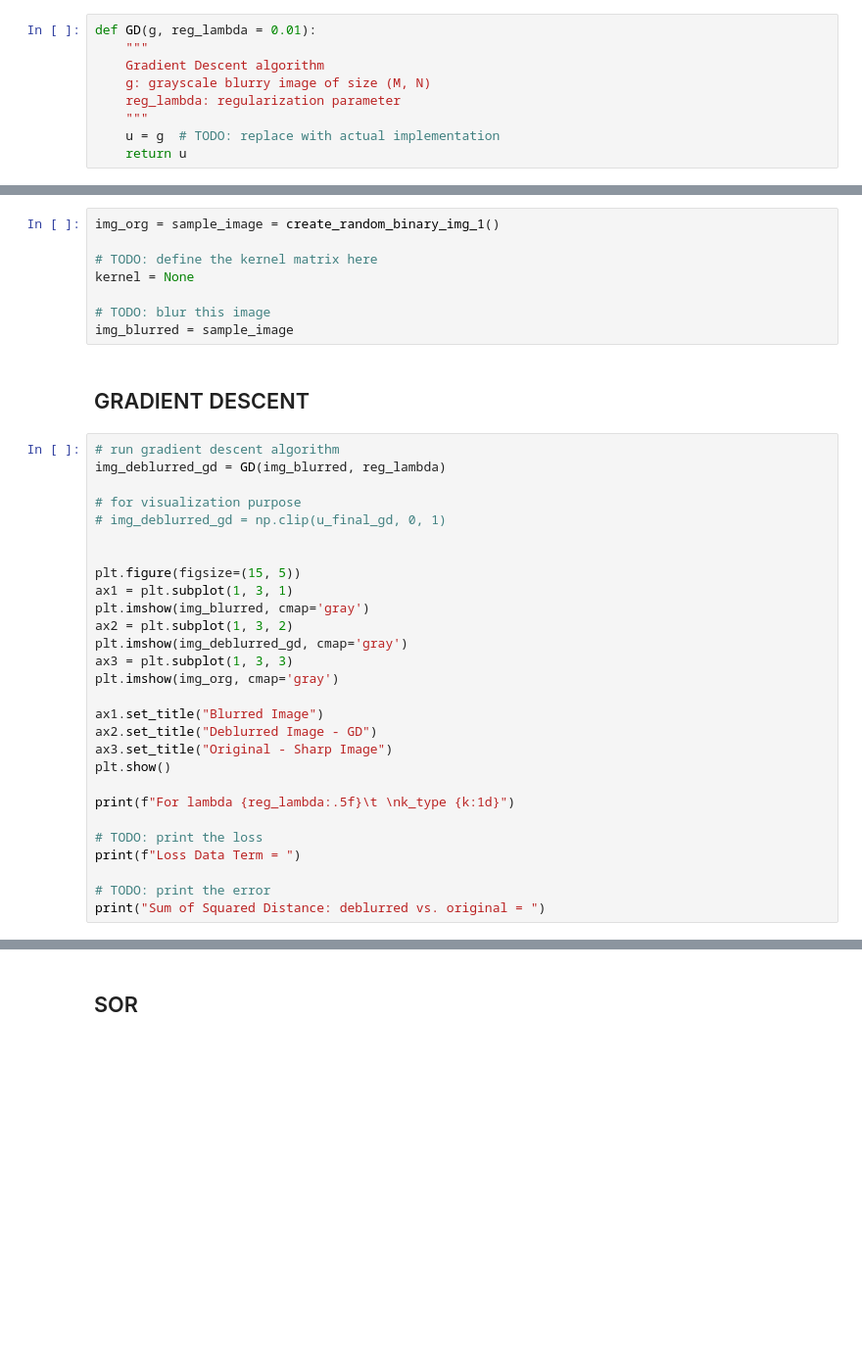
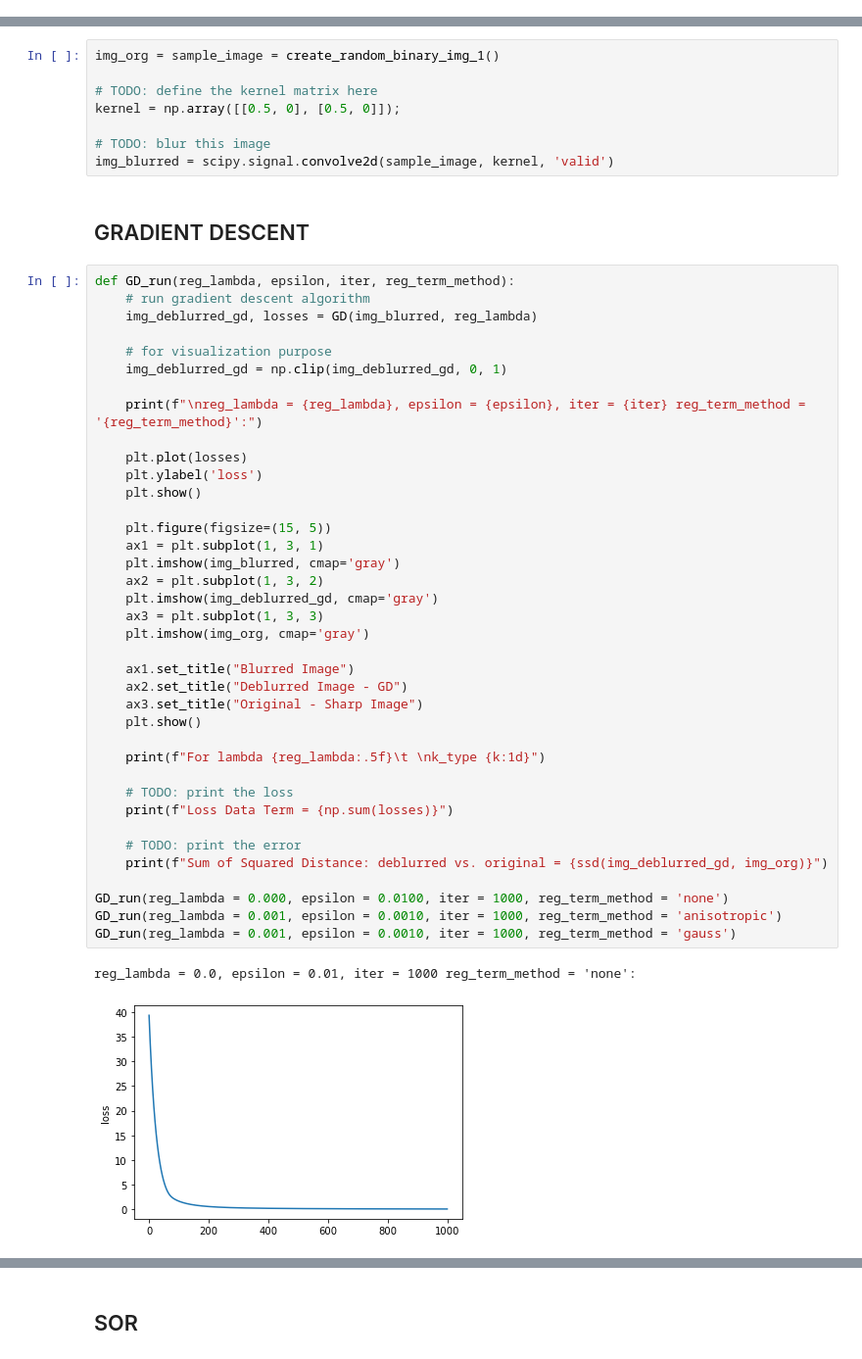
Before and after one commit to nalet/bme.Computer-Vision, a Jupyter notebook: assignment1/assignment1_nalet.meinen.ipynb, the cells around one changed output, grey strips where cells are left out. Shown at 98% size. Cells and saved outputs as stored; diff of their text form; blank space fills up the shorter version.

```diff
--- a/assignment1/assignment1_nalet.meinen.ipynb
+++ b/assignment1/assignment1_nalet.meinen.ipynb
@@ -70,12 +82,3 @@ print(A_n_t)
  [ 0.   0.   0.   0.   0.  -2.   0.  -2.   4. ]]
 # %% [markdown]
 ## Implementation
-# %%
-def GD(g, reg_lambda = 0.01):
-    """
-    Gradient Descent algorithm
-    g: grayscale blurry image of size (M, N)
-    reg_lambda: regularization parameter
-    """
-    u = g  # TODO: replace with actual implementation
-    return u
@@ -117,37 +341,50 @@ Note that you must choose **valid** as the mode in your convolution.
 img_org = sample_image = create_random_binary_img_1()
 
 # TODO: define the kernel matrix here
-kernel = None
+kernel = np.array([[0.5, 0], [0.5, 0]]);
 
 # TODO: blur this image
-img_blurred = sample_image
+img_blurred = scipy.signal.convolve2d(sample_image, kernel, 'valid')
 # %% [markdown]
 ## GRADIENT DESCENT
 # %%
-# run gradient descent algorithm
-img_deblurred_gd = GD(img_blurred, reg_lambda)
+def GD_run(reg_lambda, epsilon, iter, reg_term_method):
+    # run gradient descent algorithm
+    img_deblurred_gd, losses = GD(img_blurred, reg_lambda)
 
-# for visualization purpose
-# img_deblurred_gd = np.clip(u_final_gd, 0, 1)
+    # for visualization purpose
+    img_deblurred_gd = np.clip(img_deblurred_gd, 0, 1)
 
+    print(f"\nreg_lambda = {reg_lambda}, epsilon = {epsilon}, iter = {iter} reg_term_method = '{reg_term_method}':")
 
-plt.figure(figsize=(15, 5))
-ax1 = plt.subplot(1, 3, 1)
-plt.imshow(img_blurred, cmap='gray')
-ax2 = plt.subplot(1, 3, 2)
-plt.imshow(img_deblurred_gd, cmap='gray')
-ax3 = plt.subplot(1, 3, 3)
-plt.imshow(img_org, cmap='gray')
+    plt.plot(losses)
+    plt.ylabel('loss')
+    plt.show()
 
-ax1.set_title("Blurred Image")
-ax2.set_title("Deblurred Image - GD")
-ax3.set_title("Original - Sharp Image")
-plt.show()
+    plt.figure(figsize=(15, 5))
+    ax1 = plt.subplot(1, 3, 1)
+    plt.imshow(img_blurred, cmap='gray')
+    ax2 = plt.subplot(1, 3, 2)
+    plt.imshow(img_deblurred_gd, cmap='gray')
+    ax3 = plt.subplot(1, 3, 3)
+    plt.imshow(img_org, cmap='gray')
 
-print(f"For lambda {reg_lambda:.5f}\t \nk_type {k:1d}")
+    ax1.set_title("Blurred Image")
+    ax2.set_title("Deblurred Image - GD")
+    ax3.set_title("Original - Sharp Image")
+    plt.show()
 
-# TODO: print the loss
-print(f"Loss Data Term = ")
+    print(f"For lambda {reg_lambda:.5f}\t \nk_type {k:1d}")
 
-# TODO: print the error
-print("Sum of Squared Distance: deblurred vs. original = ")
+    # TODO: print the loss
+    print(f"Loss Data Term = {np.sum(losses)}")
+
+    # TODO: print the error
+    print(f"Sum of Squared Distance: deblurred vs. original = {ssd(img_deblurred_gd, img_org)}")
+
+GD_run(reg_lambda = 0.000, epsilon = 0.0100, iter = 1000, reg_term_method = 'none')
+GD_run(reg_lambda = 0.001, epsilon = 0.0010, iter = 1000, reg_term_method = 'anisotropic')
+GD_run(reg_lambda = 0.001, epsilon = 0.0010, iter = 1000, reg_term_method = 'gauss')
+# %% [output]
+reg_lambda = 0.0, epsilon = 0.01, iter = 1000 reg_term_method = 'none':
+[figure, added]
```
Also changed, not shown: parts of 16 cells of this notebook, 2 other files.
